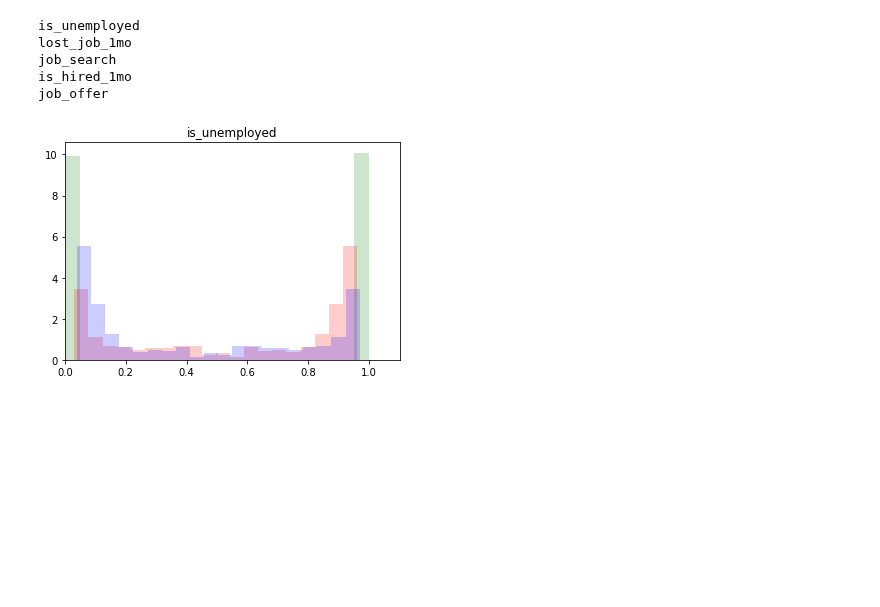
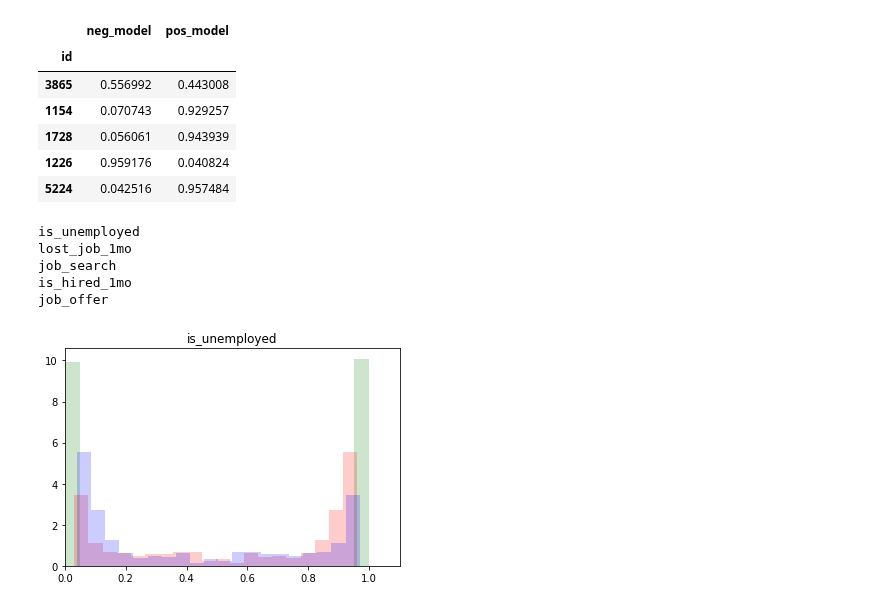
Before and after one commit to spfraib/twitter, a Jupyter notebook: 8-boundary-classified/8.1-hitograms, confusion, ROC-balanced undersampled.ipynb, the cells around one changed output. Cells and saved outputs as stored; diff of their text form; code cells hidden in the pictures; blank space fills up the shorter version.

```diff
--- a/8-boundary-classified/8.1-hitograms, confusion, ROC-balanced undersampled.ipynb
+++ b/8-boundary-classified/8.1-hitograms, confusion, ROC-balanced undersampled.ipynb
@@ -229,6 +222,16 @@ time taken to load all this stuff: 175.39755702018738 seconds
 2  1
 3  1
 4  0
+# %%
+merged.head()
+# %% [output]
+|  | neg_model | pos_model |
+| id |  |  |
+| 3865 | 0.556992 | 0.443008 |
+| 1154 | 0.070743 | 0.929257 |
+| 1728 | 0.056061 | 0.943939 |
+| 1226 | 0.959176 | 0.040824 |
+| 5224 | 0.042516 | 0.957484 |
 # %%
 # histograms plot
 
```
Also changed, not shown: parts of 5 cells of this notebook, 2 other files.
